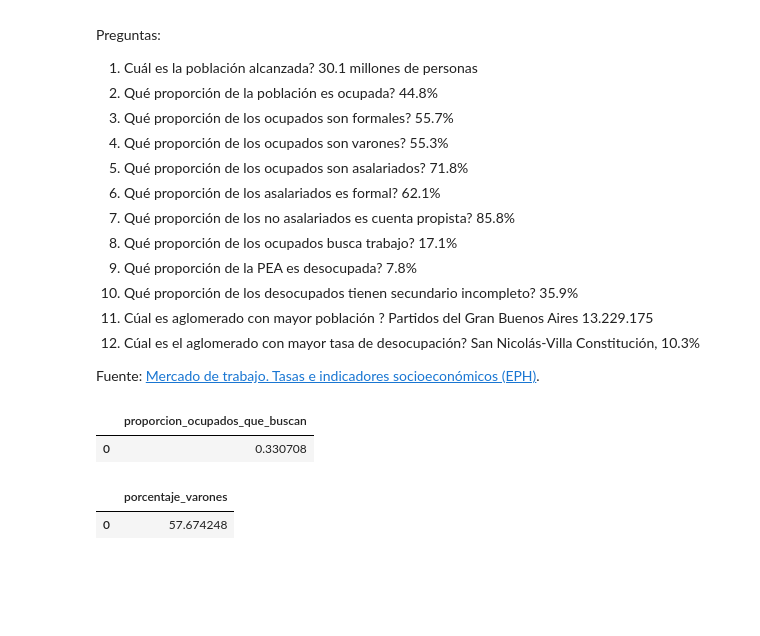
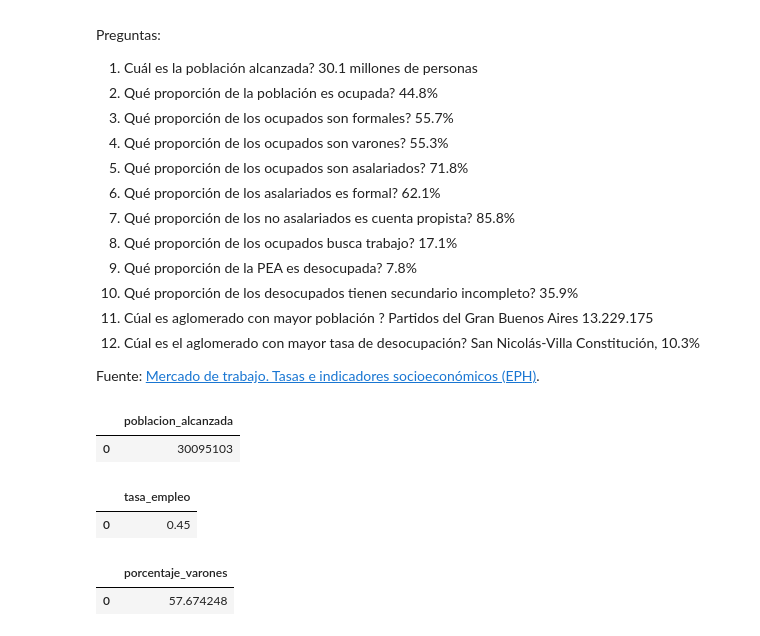
Before and after one commit to d-montenegro/eph-agente, a Jupyter notebook: notebooks/eph_1t2026_sqlite.ipynb, the cells around one changed output. Saved outputs shown, nothing was run; the diff lists cells and outputs as text; code cells hidden in the pictures; blank space fills up the shorter version.

```diff
--- a/notebooks/eph_1t2026_sqlite.ipynb
+++ b/notebooks/eph_1t2026_sqlite.ipynb
@@ -309,16 +309,17 @@ Manifiesto: /content/eph_1t2026.manifest.json
 
 Comprobamos que estén las dos tablas y miramos cinco filas. Si no usamos filtros, también verificamos los conteos que ya conocemos para el 1T 2026.
 # %%
-with sqlite3.connect(f"file:{DB_PATH}?mode=ro", uri=True) as con:
-    conteos = {tabla: con.execute(f"SELECT COUNT(*) FROM {citar(tabla)}").fetchone()[0] for tabla in TABLAS}
-    muestra = pd.read_sql_query(
-        "SELECT ANO4, TRIMESTRE, AGLOMERADO, CODUSU, NRO_HOGAR, COMPONENTE "
-        "FROM individual LIMIT 5",
-        con,
-    )
+def ejecutar_consulta(sql: str, params=None, display_result=False) -> pd.DataFrame:
+    with sqlite3.connect(f"file:{DB_PATH}?mode=ro", uri=True) as con:
+        result = pd.read_sql_query(sql, con)
+        if display_result:
+            display(result)
+    return result
 
-if modo_completo:
-    assert conteos == {"hogar": 15_447, "individual": 43_739}, conteos
+conteos = {tabla: ejecutar_consulta(f"SELECT COUNT(*) FROM {citar(tabla)}").iloc[0, 0] for tabla in TABLAS}
+
+muestra = ejecutar_consulta("SELECT ANO4, TRIMESTRE, AGLOMERADO, CODUSU, NRO_HOGAR, COMPONENTE FROM individual LIMIT 5")
+
 print(conteos)
 display(muestra)
 # %% [output]
@@ -370,25 +371,26 @@ Preguntas:
 12. Cúal es el aglomerado con mayor tasa de desocupación? San Nicolás-Villa Constitución, 10.3%
 
 Fuente: [Mercado de trabajo. Tasas e indicadores socioeconómicos (EPH)](https://www.indec.gob.ar/uploads/informesdeprensa/ingresos1trim26536C8EDD3E.pdf).
-# %%
-# proporción de los ocupados que busca trabajo
-
-consulta = """
-SELECT
-  SUM(CASE WHEN PP03J = 1 THEN PONDERA END) * 1.0
-    / SUM(PONDERA) AS proporcion_ocupados_que_buscan
-FROM individual
-WHERE ESTADO = 1 and AGLOMERADO = 13
-"""
-with sqlite3.connect(f"file:{DB_PATH}?mode=ro", uri=True) as con:
-    muestra = pd.read_sql_query(
-        consulta,
-        con,
-    )
-display(muestra)
-# %% [output]
-|  | proporcion_ocupados_que_buscan |
-| 0 | 0.330708 |
+# %%
+# Cuál es la población alcanzada?
+
+_ = ejecutar_consulta("""
+SELECT SUM(PONDERA) AS poblacion_alcanzada
+FROM individual
+""", display_result=True)
+
+# Qué proporción de la población es ocupada?
+_ = ejecutar_consulta("""
+SELECT
+  SUM(CASE WHEN ESTADO = 1 THEN PONDERA END) * 1.0
+    / SUM(PONDERA) AS tasa_empleo
+FROM individual
+""", display_result=True)
+# %% [output]
+|  | poblacion_alcanzada |
+| 0 | 30095103 |
+|  | tasa_empleo |
+| 0 | 0.45 |
 # %%
 # proporción de los ocupados que busca trabajo y son varones
 
```
Also changed, not shown: parts of 1 cell of this notebook.
